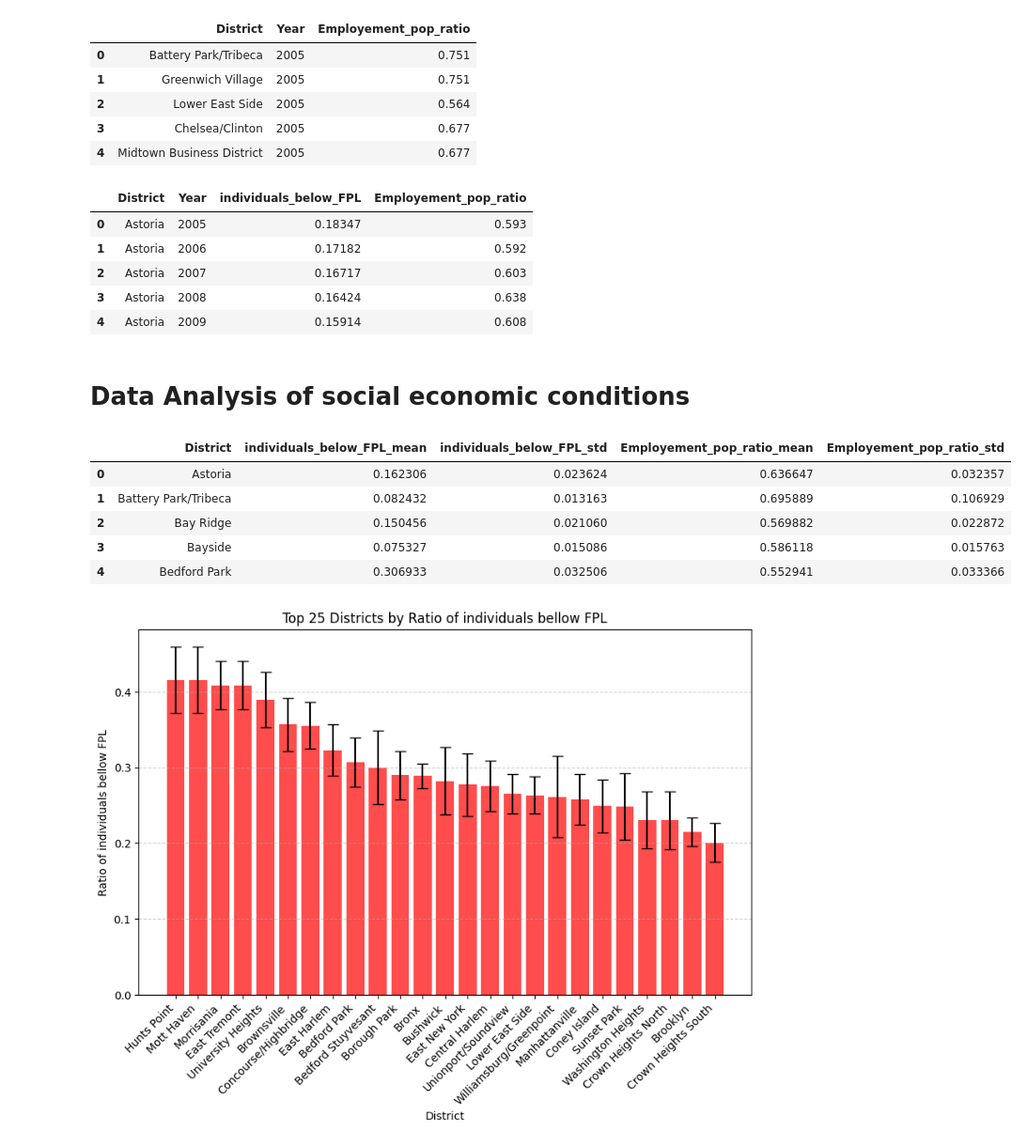
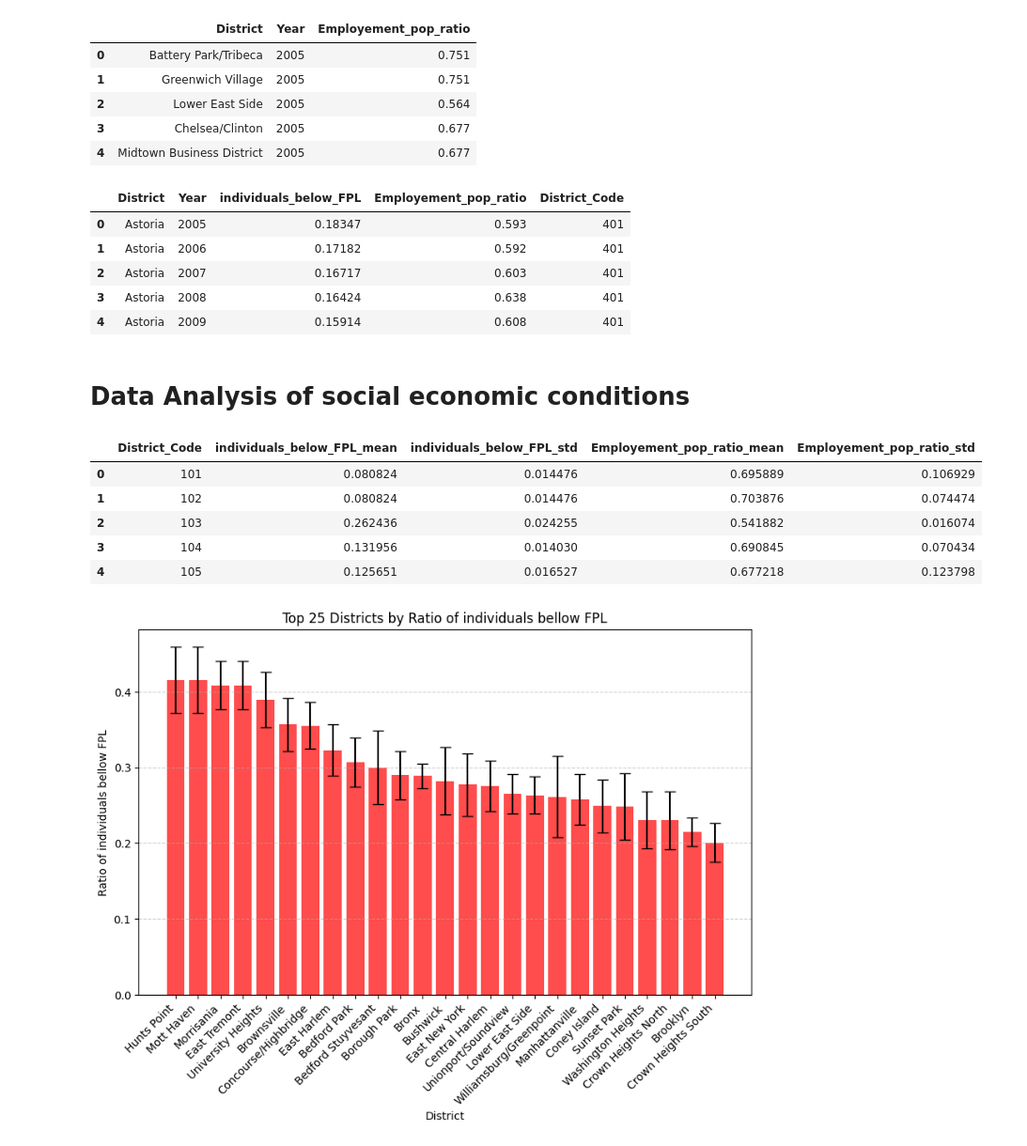
Before and after one commit to com-480-data-visualization/BluePink, a Jupyter notebook: data_exploration.ipynb, the cells around one changed output. Shown at 94% size. Cells and saved outputs as stored; diff of their text form; code cells hidden in the pictures.

Commit message:
eda with corrected district

```diff
--- a/data_exploration.ipynb
+++ b/data_exploration.ipynb
@@ -119,5 +139,2 @@ For example, when doing 'df[col].method(value, inplace=True)', try using 'df.met
 # %%
 df.to_csv(data_folder + 'clean_complaint_data.csv', index=False)
-# %%
-pd.set_option('display.max_columns', None)
-df.head()
@@ -502,30 +527,30 @@ df_eco.to_csv(data_folder + "eco_data.csv", index=False)
 df_eco = pd.read_csv(data_folder+'eco_data.csv')
 df_eco.head()
 # %% [output]
-|  | District | Year | individuals_below_FPL | Employement_pop_ratio |
-| 0 | Astoria | 2005 | 0.18347 | 0.593 |
-| 1 | Astoria | 2006 | 0.17182 | 0.592 |
-| 2 | Astoria | 2007 | 0.16717 | 0.603 |
-| 3 | Astoria | 2008 | 0.16424 | 0.638 |
-| 4 | Astoria | 2009 | 0.15914 | 0.608 |
+|  | District | Year | individuals_below_FPL | Employement_pop_ratio | District_Code |
+| 0 | Astoria | 2005 | 0.18347 | 0.593 | 401 |
+| 1 | Astoria | 2006 | 0.17182 | 0.592 | 401 |
+| 2 | Astoria | 2007 | 0.16717 | 0.603 | 401 |
+| 3 | Astoria | 2008 | 0.16424 | 0.638 | 401 |
+| 4 | Astoria | 2009 | 0.15914 | 0.608 | 401 |
 # %% [markdown]
 # Data Analysis of social economic conditions
 # %%
-df_eco_by_district = df_eco.groupby('District').agg(
+df_eco_by_district = df_eco.groupby('District_Code').agg(
                     individuals_below_FPL_mean = ('individuals_below_FPL', 'mean'),
                     individuals_below_FPL_std = ('individuals_below_FPL', 'std'),
                     Employement_pop_ratio_mean = ('Employement_pop_ratio', 'mean'),
                     Employement_pop_ratio_std = ('Employement_pop_ratio', 'std'),
 ).reset_index()
 
 df_eco_by_district.head()
 # %% [output]
-|  | District | individuals_below_FPL_mean | individuals_below_FPL_std | Employement_pop_ratio_mean | Employement_pop_ratio_std |
-| 0 | Astoria | 0.162306 | 0.023624 | 0.636647 | 0.032357 |
-| 1 | Battery Park/Tribeca | 0.082432 | 0.013163 | 0.695889 | 0.106929 |
-| 2 | Bay Ridge | 0.150456 | 0.021060 | 0.569882 | 0.022872 |
-| 3 | Bayside | 0.075327 | 0.015086 | 0.586118 | 0.015763 |
-| 4 | Bedford Park | 0.306933 | 0.032506 | 0.552941 | 0.033366 |
+|  | District_Code | individuals_below_FPL_mean | individuals_below_FPL_std | Employement_pop_ratio_mean | Employement_pop_ratio_std |
+| 0 | 101 | 0.080824 | 0.014476 | 0.695889 | 0.106929 |
+| 1 | 102 | 0.080824 | 0.014476 | 0.703876 | 0.074474 |
+| 2 | 103 | 0.262436 | 0.024255 | 0.541882 | 0.016074 |
+| 3 | 104 | 0.131956 | 0.014030 | 0.690845 | 0.070434 |
+| 4 | 105 | 0.125651 | 0.016527 | 0.677218 | 0.123798 |
 # %%
 def plot_top_bottom_n(df, value_col, error_col, label_y, n=10, best=True):
     """
```
Also changed, not shown: parts of 15 cells of this notebook.
